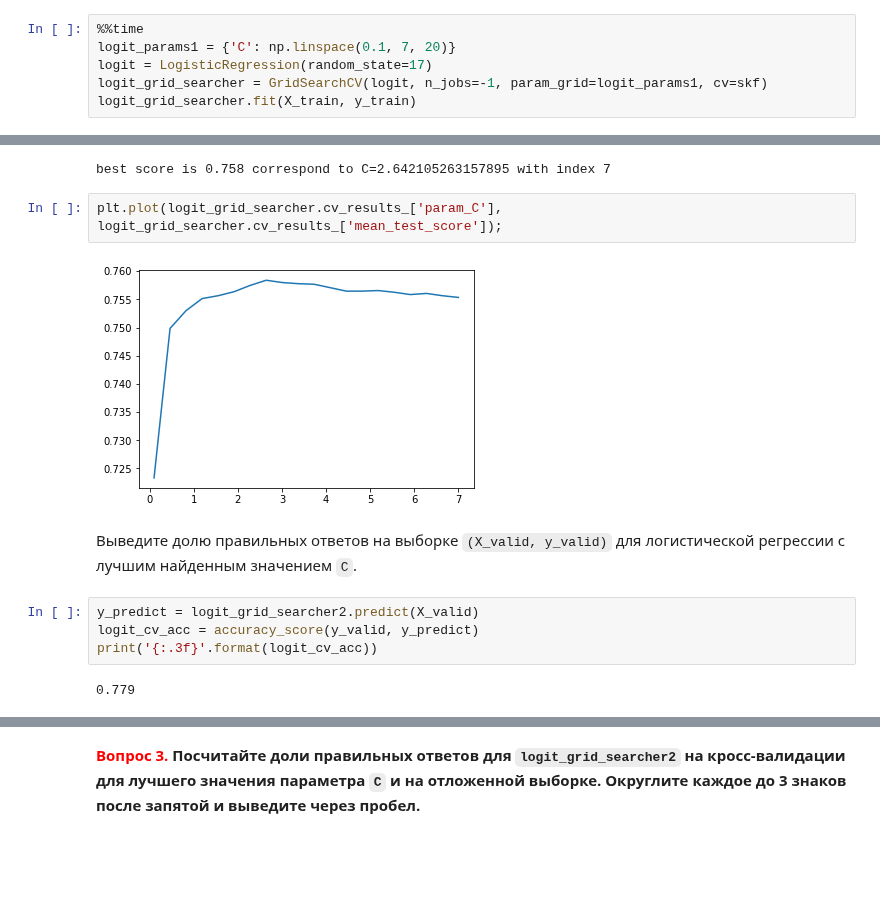
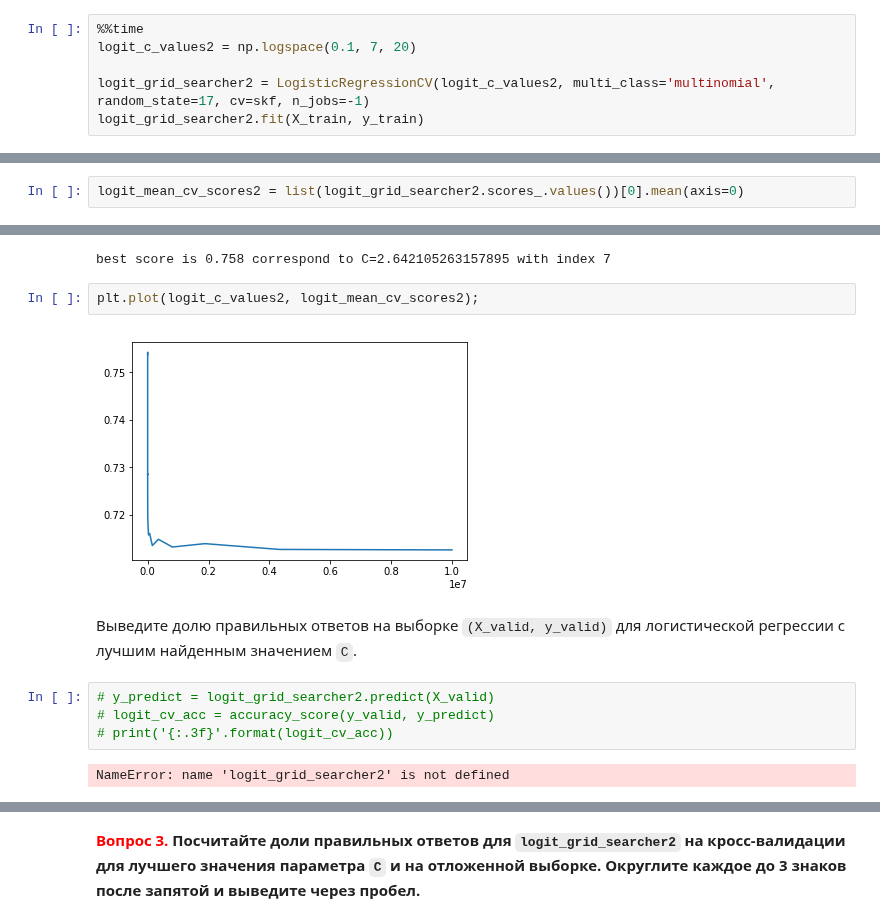
Before and after one commit to n-surkov/coursera_ml, a Jupyter notebook: solution/week4_training.ipynb, the cells around one changed output, grey strips where cells are left out. Drawn from its saved outputs; the diff is of its cells as text; blank space fills up the shorter version.

```diff
--- a/solution/week4_training.ipynb
+++ b/solution/week4_training.ipynb
@@ -258,8 +258,8 @@ plt.plot(logit_c_values1, logit_mean_cv_scores1);
 Ну пусть тут будет использование алгоритма гридсёрчера
 # %%
 %%time
-logit_params1 = {'C': np.linspace(0.1, 7, 20)}
-logit = LogisticRegression(random_state=17)
-logit_grid_searcher = GridSearchCV(logit, n_jobs=-1, param_grid=logit_params1, cv=skf)
-logit_grid_searcher.fit(X_train, y_train)
+logit_c_values2 = np.logspace(0.1, 7, 20)
+
+logit_grid_searcher2 = LogisticRegressionCV(logit_c_values2, multi_class='multinomial', random_state=17, cv=skf, n_jobs=-1)
+logit_grid_searcher2.fit(X_train, y_train)
 # %% [output]
@@ -300,0 +278,2 @@ print(logit_grid_searcher.cv_results_['mean_test_score'])
+# %%
+logit_mean_cv_scores2 = list(logit_grid_searcher2.scores_.values())[0].mean(axis=0)
@@ -304,18 +298,18 @@ accu_train = logit_grid_searcher.cv_results_['mean_test_score'][i]
 print('best score is {:.3f} correspond to C={} with index {}'.format(accu_train, logit_grid_searcher.cv_results_['param_C'][i], i))
 # %% [output]
 best score is 0.758 correspond to C=2.642105263157895 with index 7
-# %%
-plt.plot(logit_grid_searcher.cv_results_['param_C'], logit_grid_searcher.cv_results_['mean_test_score']);
-# %% [output]
-[figure, removed]
+# %%
+plt.plot(logit_c_values2, logit_mean_cv_scores2);
+# %% [output]
+[figure, added]
 # %% [markdown]
 Выведите долю правильных ответов на выборке `(X_valid, y_valid)` для логистической регрессии с лучшим найденным значением `C`.
 # %%
-y_predict = logit_grid_searcher2.predict(X_valid)
-logit_cv_acc = accuracy_score(y_valid, y_predict)
-print('{:.3f}'.format(logit_cv_acc))
+# y_predict = logit_grid_searcher2.predict(X_valid)
+# logit_cv_acc = accuracy_score(y_valid, y_predict)
+# print('{:.3f}'.format(logit_cv_acc))
 # %% [output]
-0.779
+NameError: name 'logit_grid_searcher2' is not defined
 # %%
 logit = LogisticRegression(random_state=17, C=logit_grid_searcher.cv_results_['param_C'][i])
 logit.fit(X_train, y_train)
```
Also changed, not shown: parts of 34 cells of this notebook.
